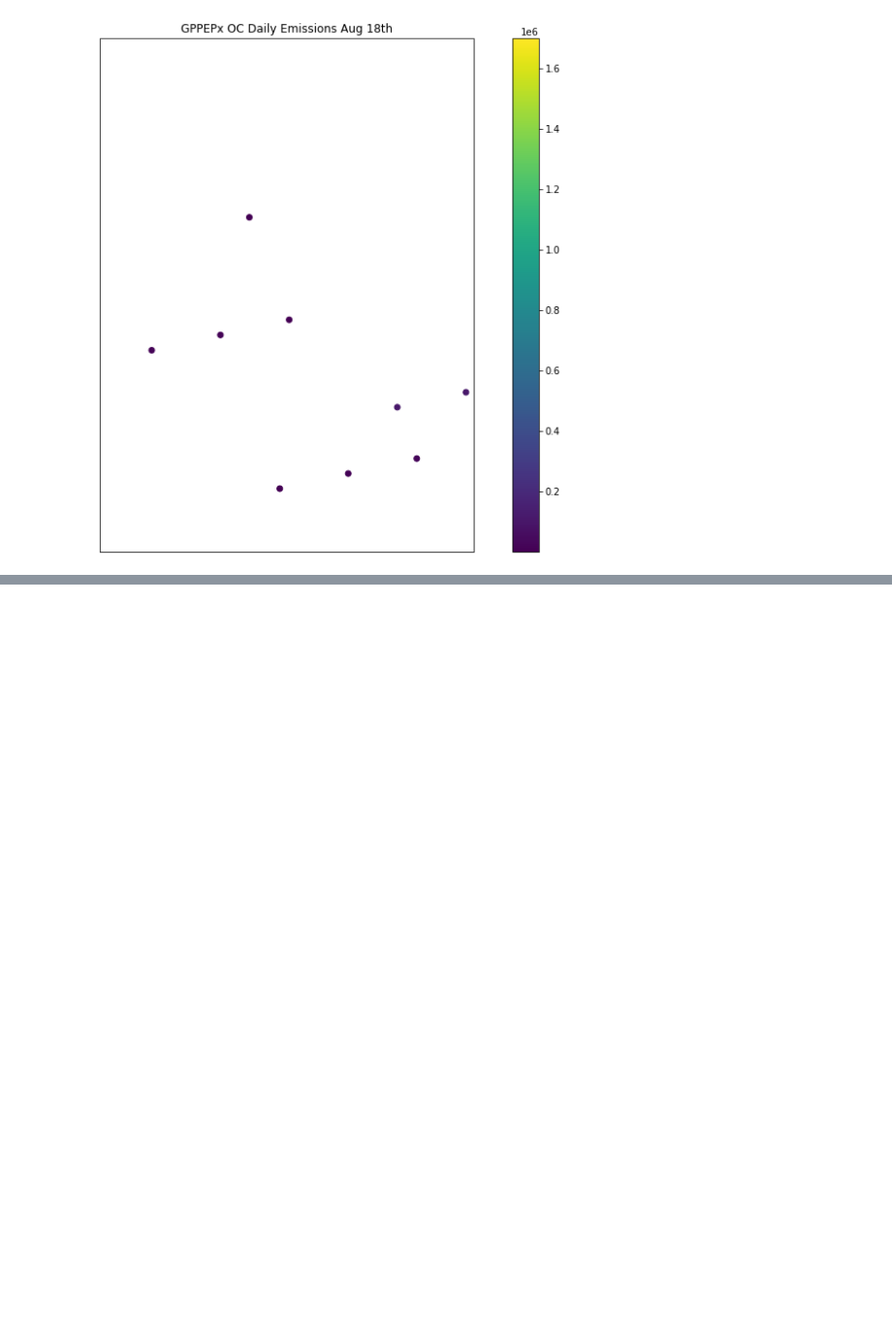
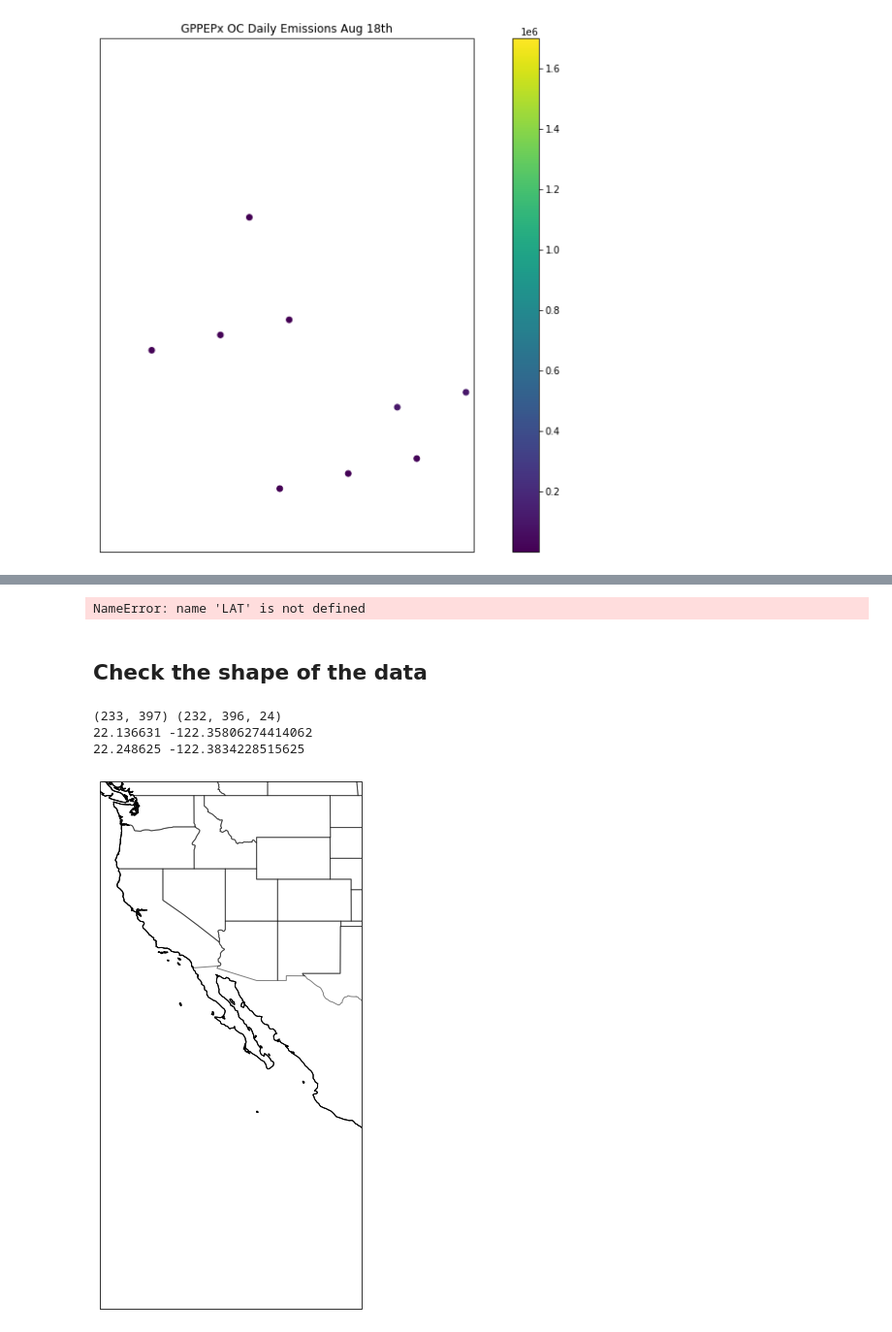
Before and after one commit to lthapa42/ML_FireEmissions, a Jupyter notebook: explore_gbbepx.ipynb, the cells around one changed output, grey strips where cells are left out. Shown: that part at 97% size. Saved outputs shown, nothing was run; the diff lists cells and outputs as text; code cells hidden in the pictures; blank space fills up the shorter version.

```diff
--- a/explore_gbbepx.ipynb
+++ b/explore_gbbepx.ipynb
@@ -103,3 +96,36 @@ def calculate_grid_cell_corners(LAT, LON):
     lat_corners = (LAT[0:(LAT.shape[0]-1),  0:(LAT.shape[1])-1] + LAT[1:(LAT.shape[0]), 1:(LAT.shape[1])])/2
     lon_corners = (LON[0:(LAT.shape[0]-1),  0:(LAT.shape[1])-1] + LON[1:(LAT.shape[0]), 1:(LAT.shape[1])])/2
     return lat_corners, lon_corners
+# %%
+print((lat_center[0:(lat_center.shape[0]-1),  0:(lat_center.shape[1])-1] -lat_center[1:(lat_center.shape[0]), 1:(lat_center.shape[1])]))
+# %% [output]
+NameError: name 'LAT' is not defined
+# %% [markdown]
+## Check the shape of the data
+# %%
+lat_corner = dat['Latitude'][:]
+lon_corner = dat['Longitude'][:]
+lat_center, lon_center = calculate_grid_cell_corners(lat_corner, lon_corner)
+
+pm25=dat['PM2.5'][:]
+
+print(lat_corner.shape, pm25.shape)
+print(lat_corner[0,0], lon_corner[0,0]-360)
+print(lat_corner[1,0], lon_corner[1,0]-360)
+# %% [output]
+(233, 397) (232, 396, 24)
+22.136631 -122.35806274414062
+22.248625 -122.3834228515625
+# %%
+fig = plt.figure(figsize=(15,10))
+ax= fig.add_subplot(111,projection=ccrs.PlateCarree())
+ax.coastlines()
+#ax = plt.axes(projection=ccrs.PlateCarree())
+ax.set_extent([-126, -101, 0, 50])
+ax.coastlines()
+ax.add_feature(cfeature.STATES, linestyle='-', alpha=.5)
+plt.scatter(lat_corner[0,0], lon_corner[0,0], c='r', s=10)
+plt.scatter(lat_corner[1,0], lon_corner[1,0], c='b', s=10)
+plt.show()
+# %% [output]
+[figure, added]
```
Also changed, not shown: parts of 3 cells of this notebook, 10 other files.
